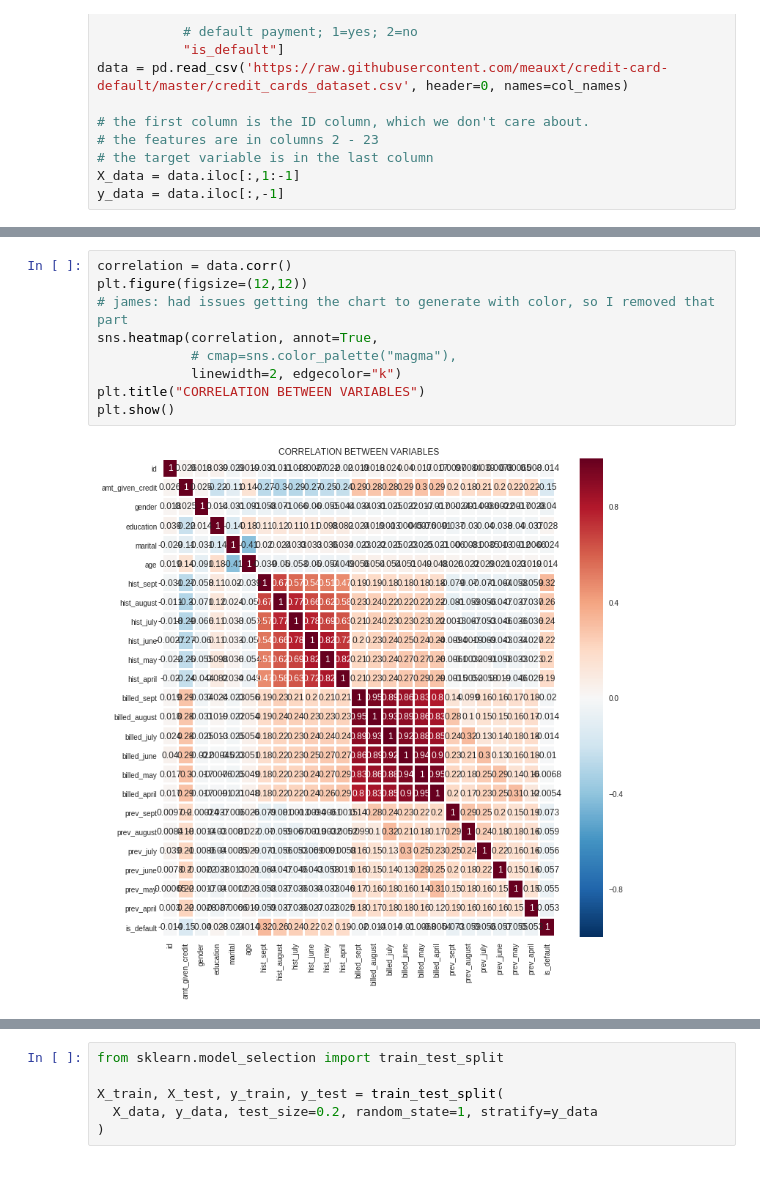
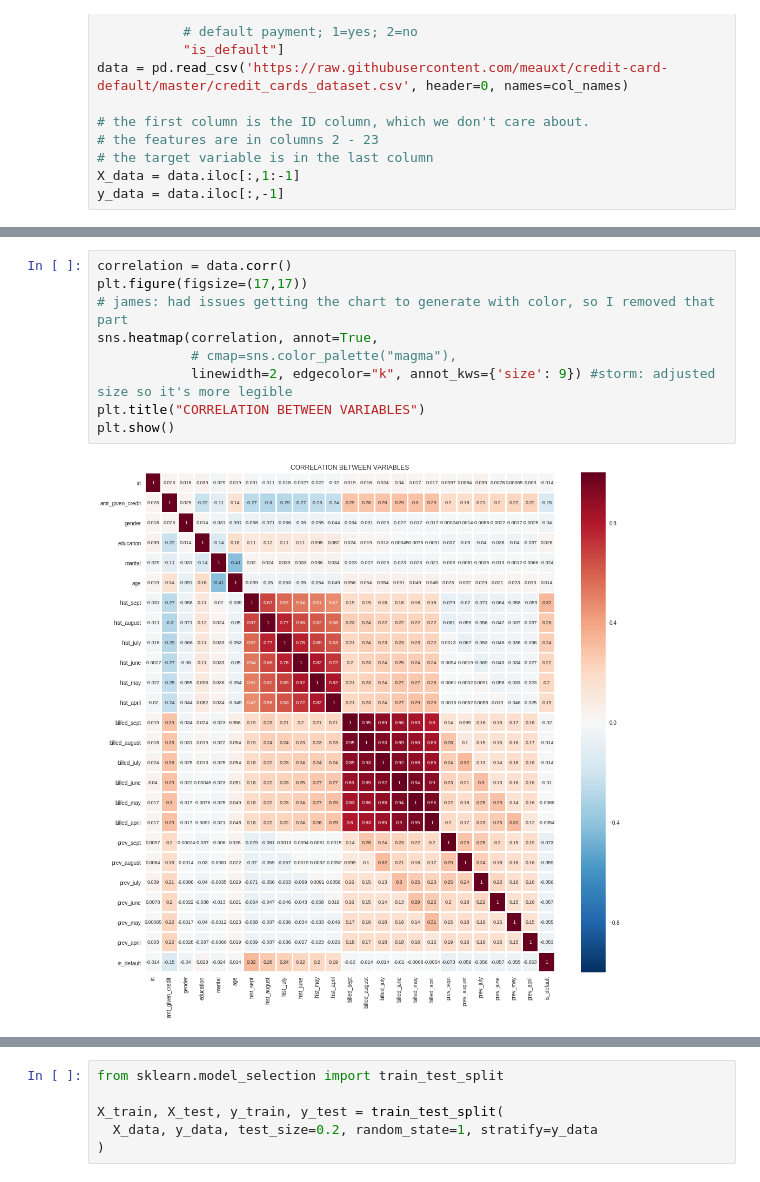
Before and after one commit to norman02-old/Team-Awesome, a Jupyter notebook: Team_Awesome_Project.ipynb, the cells around one changed output, grey strips where cells are left out. Drawn from its saved outputs; the diff is of its cells as text.

```diff
--- a/Team_Awesome_Project.ipynb
+++ b/Team_Awesome_Project.ipynb
@@ -59,12 +68,12 @@ plt.show()
 [figure]
 # %%
 correlation = data.corr()
-plt.figure(figsize=(12,12))
+plt.figure(figsize=(17,17))
 # james: had issues getting the chart to generate with color, so I removed that part
 sns.heatmap(correlation, annot=True,
             # cmap=sns.color_palette("magma"),
-            linewidth=2, edgecolor="k")
+            linewidth=2, edgecolor="k", annot_kws={'size': 9}) #storm: adjusted size so it's more legible
 plt.title("CORRELATION BETWEEN VARIABLES")
 plt.show()
 # %% [output]
-[figure, old version]
+[figure, new version]
```
Also changed, not shown: parts of 20 cells of this notebook.
